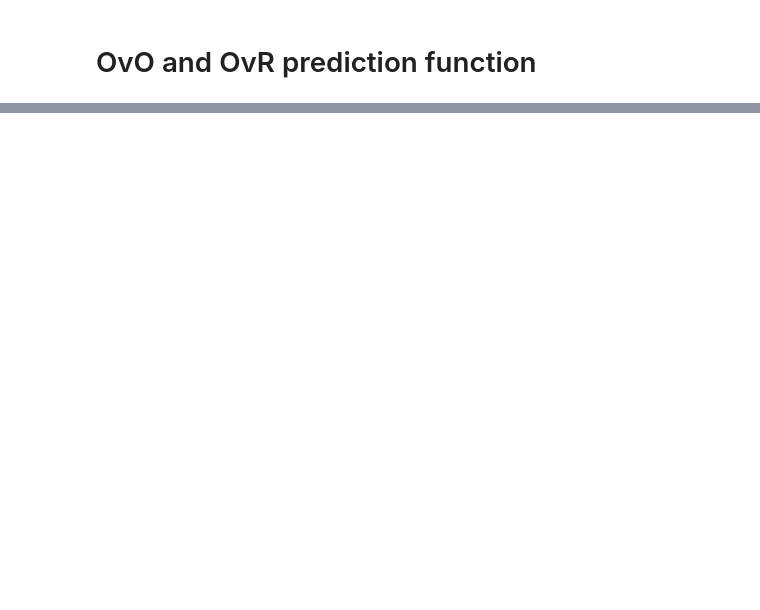
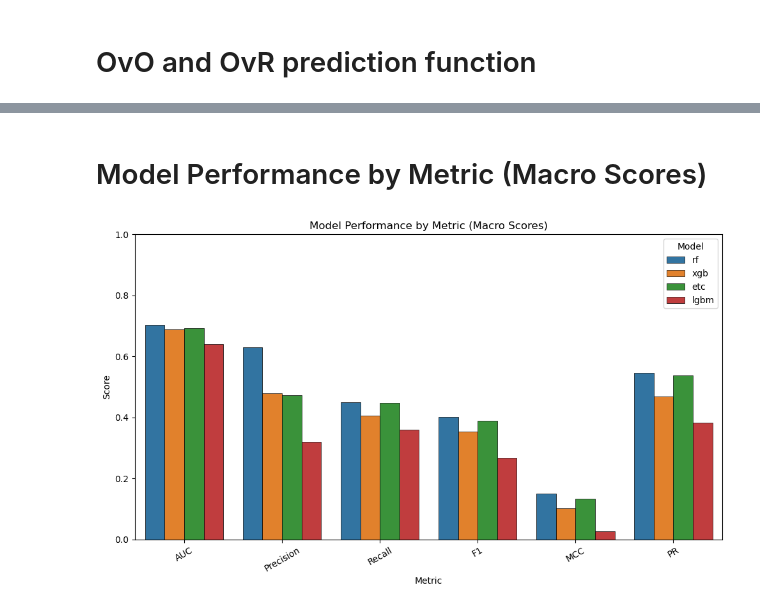
Before and after one commit to paulzierep/MultiClassPredict, a Jupyter notebook: multiclasspredict.ipynb, the cells around one changed output, grey strips where cells are left out. Saved outputs shown, nothing was run; the diff lists cells and outputs as text; code cells hidden in the pictures; blank space fills up the shorter version.

Commit message:
combined dataset - models 4 (no grid search)

```diff
--- a/multiclasspredict.ipynb
+++ b/multiclasspredict.ipynb
@@ -970,0 +666,29 @@ classwise_auc_plot(result_path,"Sampling_Strategy")
+# %% [markdown]
+ # Model Performance by Metric (Macro Scores)
+# %%
+import pandas as pd
+import seaborn as sns
+import matplotlib.pyplot as plt
+
+# Load the results
+df = pd.read_csv("HP_analysis_10_2025/benchmark/results/diff_models_on_combined(no grid).csv")
+
+# Use only Macro scores to compare models
+metrics = ['AUC', 'Precision', 'Recall', 'F1', 'MCC', 'PR']
+df_macro = df[df['Class'] == 'Macro']
+
+# Melt the dataframe for easier plotting
+df_melt = df_macro.melt(id_vars=['Model'], value_vars=metrics, var_name='Metric', value_name='Score')
+
+# Plot
+plt.figure(figsize=(10, 6))
+sns.barplot(data=df_melt, x='Metric', y='Score', hue='Model', ci=None, edgecolor='black', linewidth=0.5)
+plt.title("Model Performance by Metric (Macro Scores)")
+plt.ylabel("Score")
+plt.ylim(0, 1)
+plt.xticks(rotation=30)
+plt.legend(title='Model')
+plt.tight_layout()
+plt.show()
+# %% [output]
+[figure, added]
```
Also changed, not shown: parts of 26 cells of this notebook, 2 other files.
